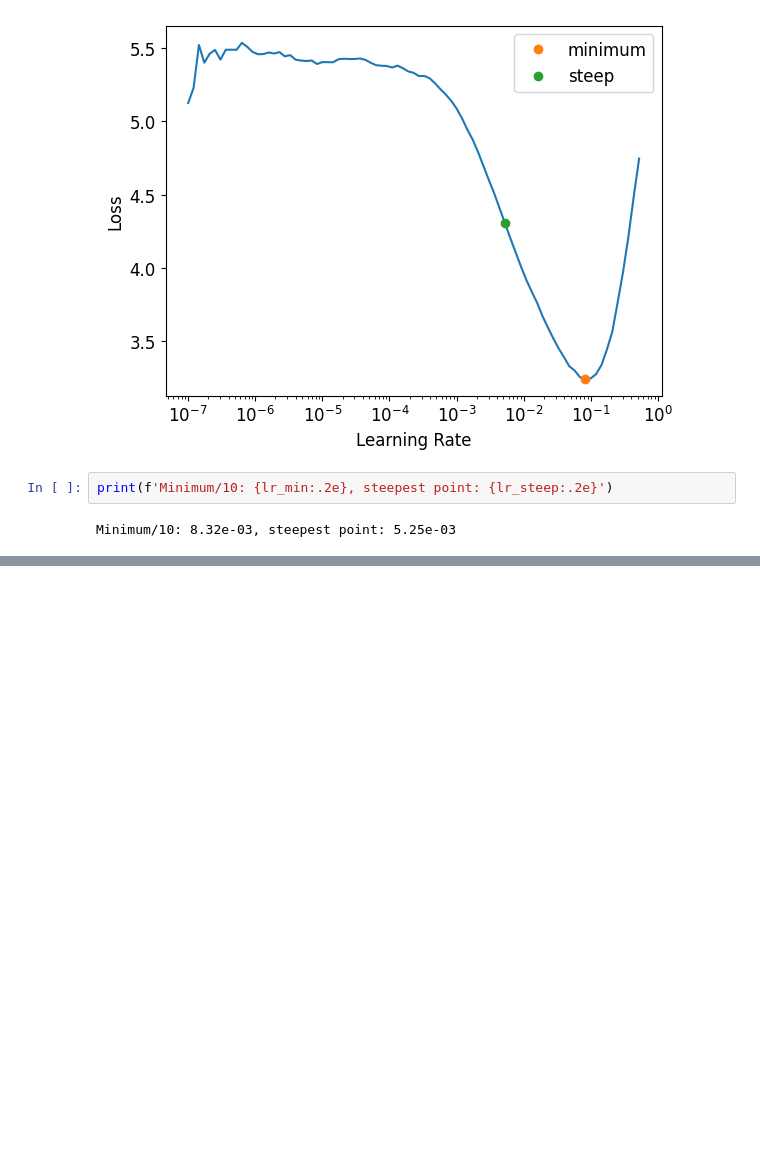
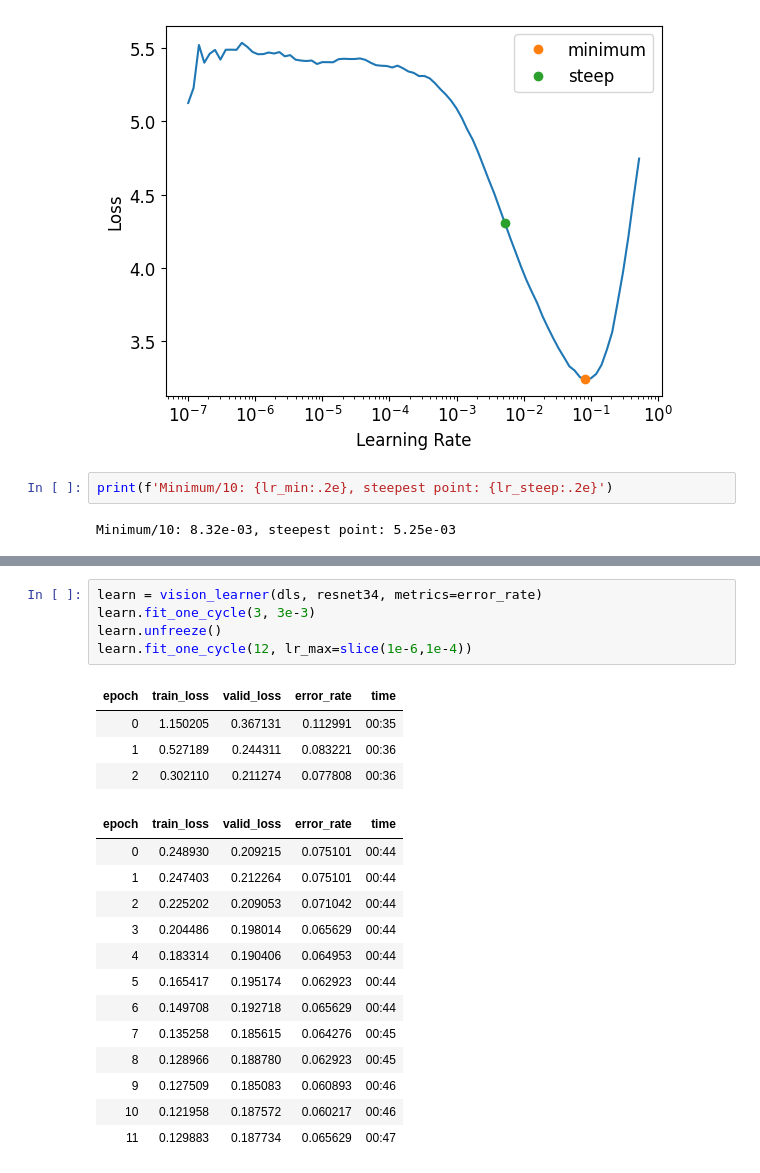
Before and after one commit to CodeWithOz/fastai-deep-learn-coders, a Jupyter notebook: ch_05_pet_breeds.ipynb, the cells around one changed output, grey strips where cells are left out. Cells and saved outputs as stored; diff of their text form; blank space fills up the shorter version.

```diff
--- a/ch_05_pet_breeds.ipynb
+++ b/ch_05_pet_breeds.ipynb
@@ -265,0 +294,23 @@ learn.fine_tune(2, base_lr=3e-3)
+# %%
+learn = vision_learner(dls, resnet34, metrics=error_rate)
+learn.fit_one_cycle(3, 3e-3)
+learn.unfreeze()
+learn.fit_one_cycle(12, lr_max=slice(1e-6,1e-4))
+# %% [output]
+| epoch | train_loss | valid_loss | error_rate | time |
+| 0 | 1.150205 | 0.367131 | 0.112991 | 00:35 |
+| 1 | 0.527189 | 0.244311 | 0.083221 | 00:36 |
+| 2 | 0.302110 | 0.211274 | 0.077808 | 00:36 |
+| epoch | train_loss | valid_loss | error_rate | time |
+| 0 | 0.248930 | 0.209215 | 0.075101 | 00:44 |
+| 1 | 0.247403 | 0.212264 | 0.075101 | 00:44 |
+| 2 | 0.225202 | 0.209053 | 0.071042 | 00:44 |
+| 3 | 0.204486 | 0.198014 | 0.065629 | 00:44 |
+| 4 | 0.183314 | 0.190406 | 0.064953 | 00:44 |
+| 5 | 0.165417 | 0.195174 | 0.062923 | 00:44 |
+| 6 | 0.149708 | 0.192718 | 0.065629 | 00:44 |
+| 7 | 0.135258 | 0.185615 | 0.064276 | 00:45 |
+| 8 | 0.128966 | 0.188780 | 0.062923 | 00:45 |
+| 9 | 0.127509 | 0.185083 | 0.060893 | 00:46 |
+| 10 | 0.121958 | 0.187572 | 0.060217 | 00:46 |
+| 11 | 0.129883 | 0.187734 | 0.065629 | 00:47 |
```
Also changed, not shown: parts of 11 cells of this notebook.
